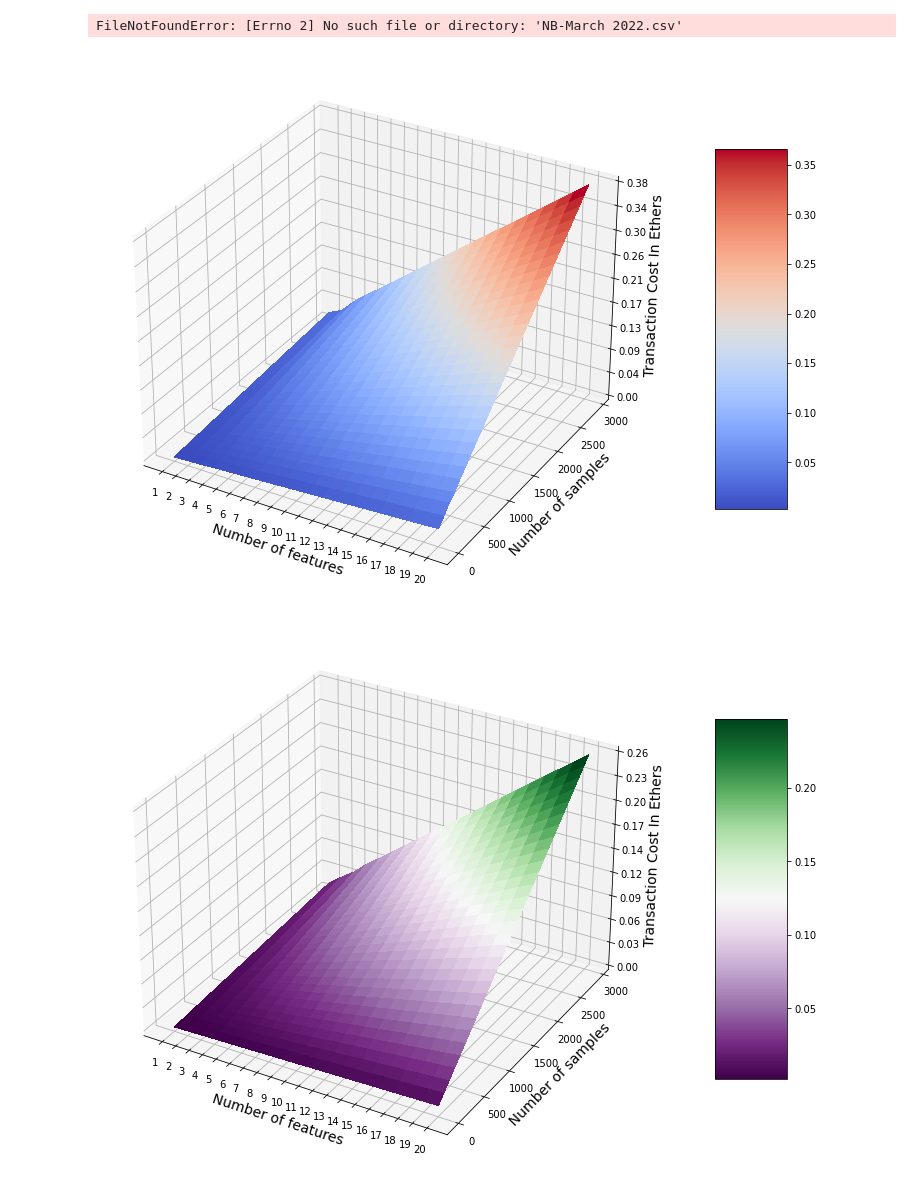
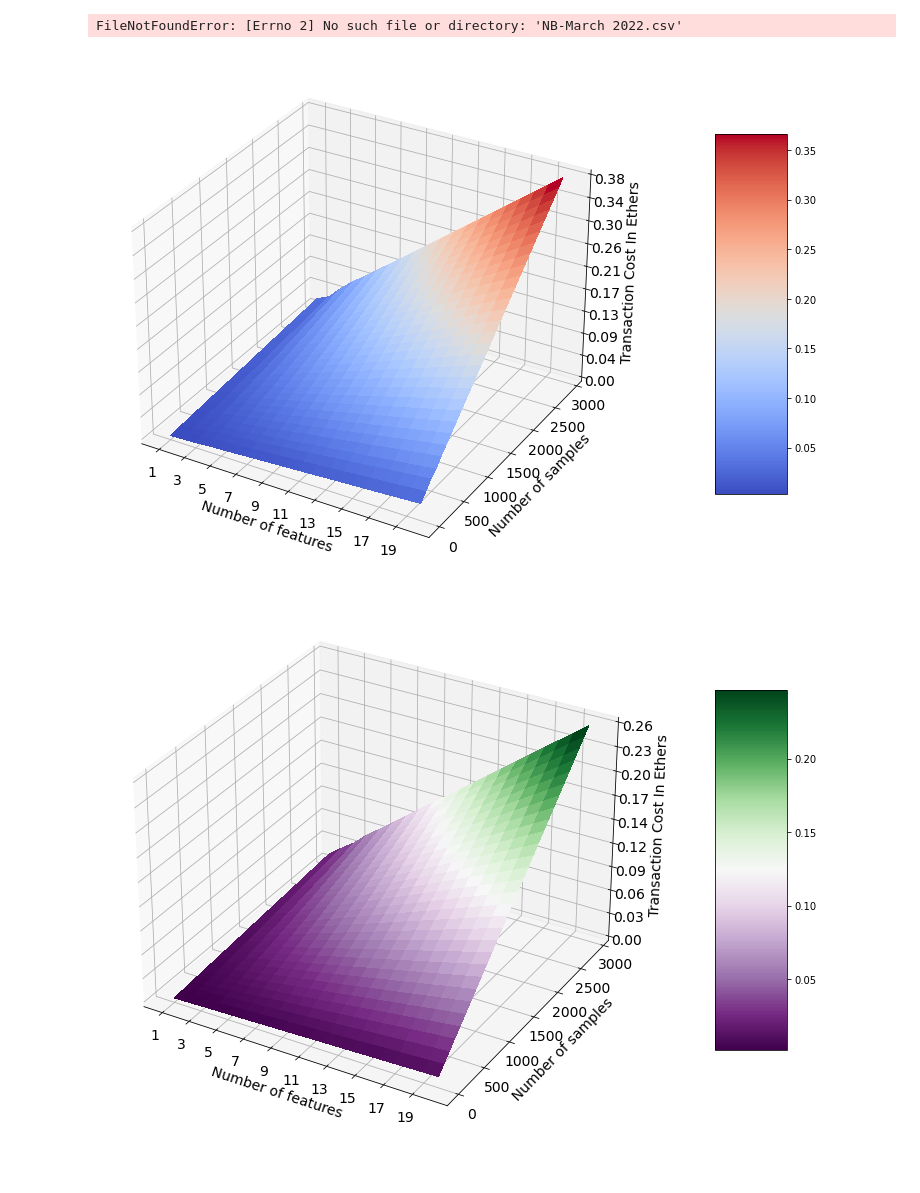
Before and after one commit to syber2020/Smart-Contract-To-Predict, a Jupyter notebook: 2022-Submission Work/plot_results_v1.ipynb, the cells around one changed output. Cells and saved outputs as stored; diff of their text form; code cells hidden in the pictures.

```diff
--- a/2022-Submission Work/plot_results_v1.ipynb
+++ b/2022-Submission Work/plot_results_v1.ipynb
@@ -303,38 +303,41 @@ from mpl_toolkits.mplot3d import Axes3D
 ## Matplotlib Sample Code using 2D arrays via meshgrid
 Y = np.arange(1,3000 , 100)
 X = np.arange(1, 21, 1 )
 X, Y = np.meshgrid(X, Y)
 
 df = pd.read_csv('NB-VARIANCE.csv',index_col=0,)
 ZZ = df.to_numpy()
 # print(Z)
 # print(df.head())
 # Z = Z.T
 # print(X.shape)
 # print(Y.shape)
 # print(ZZ.shape)
 
 fig = plt.figure(figsize=(10,10))
 ax = Axes3D(fig)
 # surf = ax.plot_surface(X, Y, Z,  cmap=cm.coolwarm,
 #                        linewidth=0, antialiased=False)
 surf = ax.plot_surface(X, Y, ZZ,  cmap=cm.coolwarm,
                        linewidth=0, antialiased=False)
 # ax.set_zlim(-1.01, 1.01)
 
 ax.zaxis.set_major_locator(LinearLocator(10))
 ax.zaxis.set_major_formatter(FormatStrFormatter('%.02f'))
 
-fig.colorbar(surf, shrink=0.5, aspect=5, pad =0.1)
+fig.colorbar(surf, shrink=0.5, aspect=5, pad =0.14)
 ax.set_xticks(X[0])
+ax.zaxis.set_tick_params(labelsize=14)
 # plt.title(" Cost of Variance with respect to number of features and samples")
-plt.xlabel(" Number of features",fontsize=14)
-plt.ylabel(" Number of samples",fontsize=14)
-ax.set_zlabel('Transaction Cost In Ethers',fontsize=14)
+plt.xlabel(" Number of features",fontsize=14, labelpad =5)
+plt.ylabel(" Number of samples",fontsize=14, labelpad = 7)
+plt.xticks(np.arange(1,21,2), np.arange(1,21,2),fontsize=14)
+plt.yticks(fontsize=14)
+ax.set_zlabel('Transaction Cost In Ethers',fontsize=14,labelpad= 7)
 plt.savefig("3d-variance-cost.pdf", bbox_inches='tight')
 plt.show()
 # %% [output]
-[figure, old version]
+[figure, new version]
 # %%
 # x = np.arange(500).tolist()
 # print(x,',',x,',',x,',',x,',',len(x))
@@ -371,12 +374,16 @@ ax.zaxis.set_major_locator(LinearLocator(10))
 ax.zaxis.set_major_formatter(FormatStrFormatter('%.02f'))
 
 fig.colorbar(surf, shrink=0.5, aspect=5, pad =0.1)
+ax.tick_params(labelsize=14)
 ax.set_xticks(X[0])
+ax.zaxis.set_tick_params(labelsize=14)
+plt.xticks(np.arange(1,21,2), np.arange(1,21,2),fontsize=14)
+plt.yticks(fontsize=14)
 # plt.title(" Cost of Variance with respect to number of features and samples")
-plt.xlabel(" Number of features",fontsize=14)
-plt.ylabel(" Number of samples",fontsize=14)
-ax.set_zlabel('Transaction Cost In Ethers',fontsize=14)
+plt.xlabel(" Number of features",fontsize=14,labelpad = 5)
+plt.ylabel(" Number of samples",fontsize=14, labelpad = 7)
+ax.set_zlabel('Transaction Cost In Ethers',fontsize=14 , labelpad = 7)
 plt.savefig("3d-mean-cost.pdf", bbox_inches='tight')
 plt.show()
 # %% [output]
-[figure, old version]
+[figure, new version]
```
Also changed, not shown: 25 other files.
